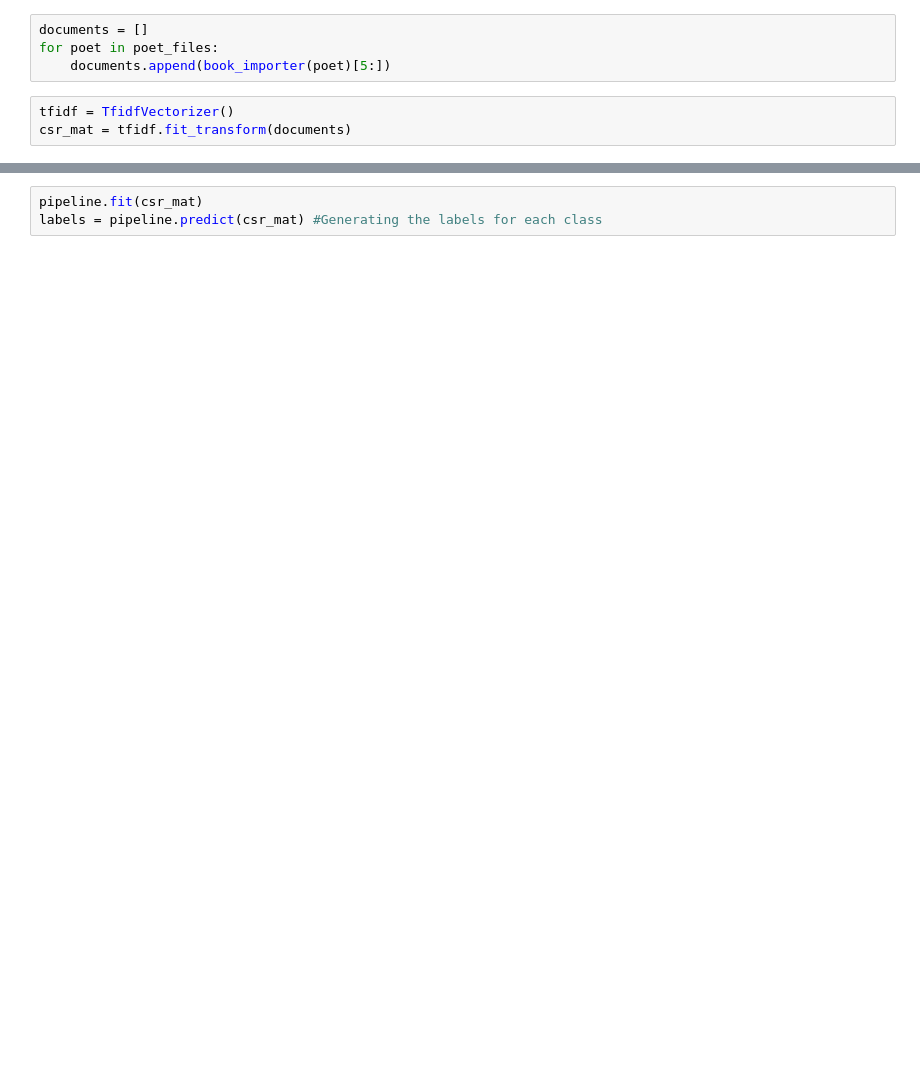
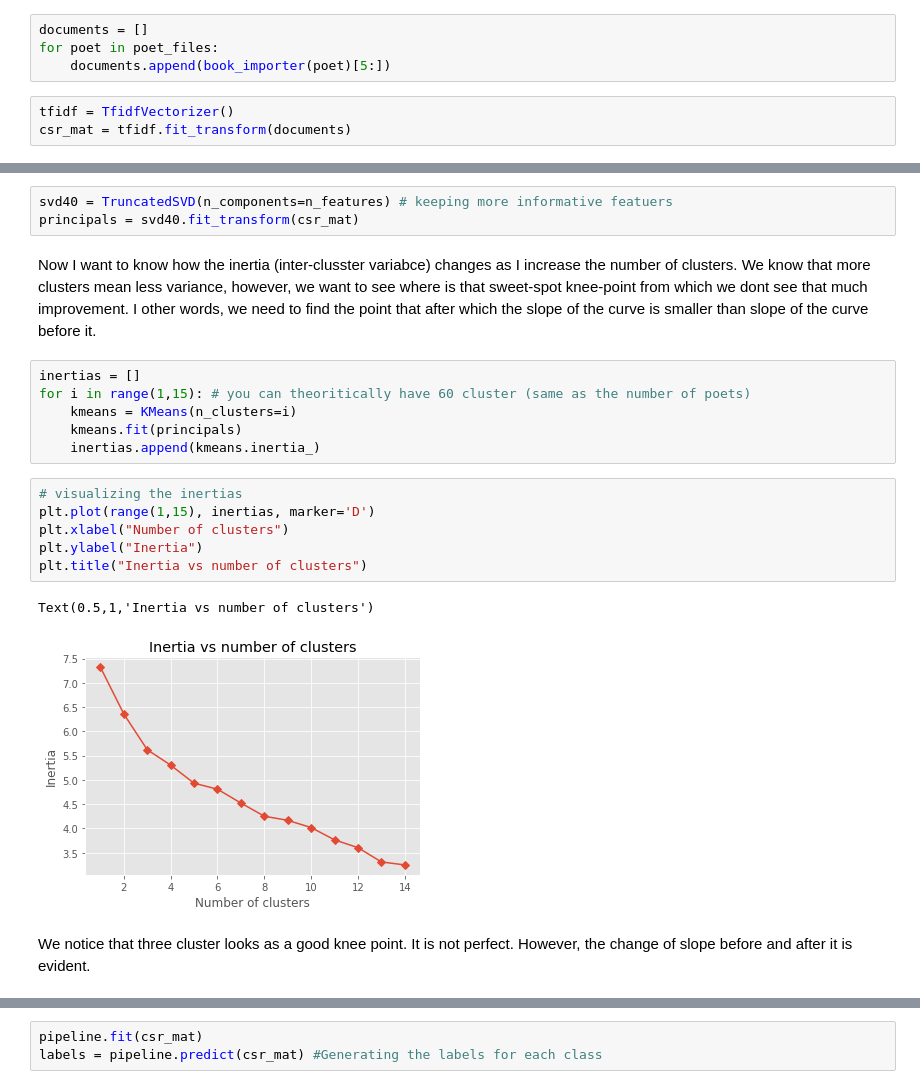
Before and after one commit to amnghd/NLP_Tour_on_Persian_Literature, a Jupyter notebook: TFIDF_of_Persian_Poets.ipynb, the cells around one changed output, grey strips where cells are left out. Saved outputs shown, nothing was run; the diff lists cells and outputs as text; blank space fills up the shorter version.

```diff
--- a/TFIDF_of_Persian_Poets.ipynb
+++ b/TFIDF_of_Persian_Poets.ipynb
@@ -36,0 +86,22 @@ csr_mat = tfidf.fit_transform(documents)
+# %%
+svd40 = TruncatedSVD(n_components=n_features) # keeping more informative featuers
+principals = svd40.fit_transform(csr_mat)
+# %% [markdown]
+Now I want to know how the inertia (inter-clusster variabce) changes as I increase the number of clusters. We know that more clusters mean less variance, however, we want to see where is that sweet-spot knee-point from which we dont see that much improvement. I other words, we need to find the point that after which the slope of the curve is smaller than slope of the curve before it.
+# %%
+inertias = []
+for i in range(1,15): # you can theoritically have 60 cluster (same as the number of poets)
+    kmeans = KMeans(n_clusters=i)
+    kmeans.fit(principals)
+    inertias.append(kmeans.inertia_)
+# %%
+# visualizing the inertias
+plt.plot(range(1,15), inertias, marker='D')
+plt.xlabel("Number of clusters")
+plt.ylabel("Inertia")
+plt.title("Inertia vs number of clusters")
+# %% [output]
+Text(0.5,1,'Inertia vs number of clusters')
+[figure, added]
+# %% [markdown]
+We notice that three cluster looks as a good knee point. It is not perfect. However, the change of slope before and after it is evident.
```
Also changed, not shown: parts of 23 cells of this notebook, 13 other files.
